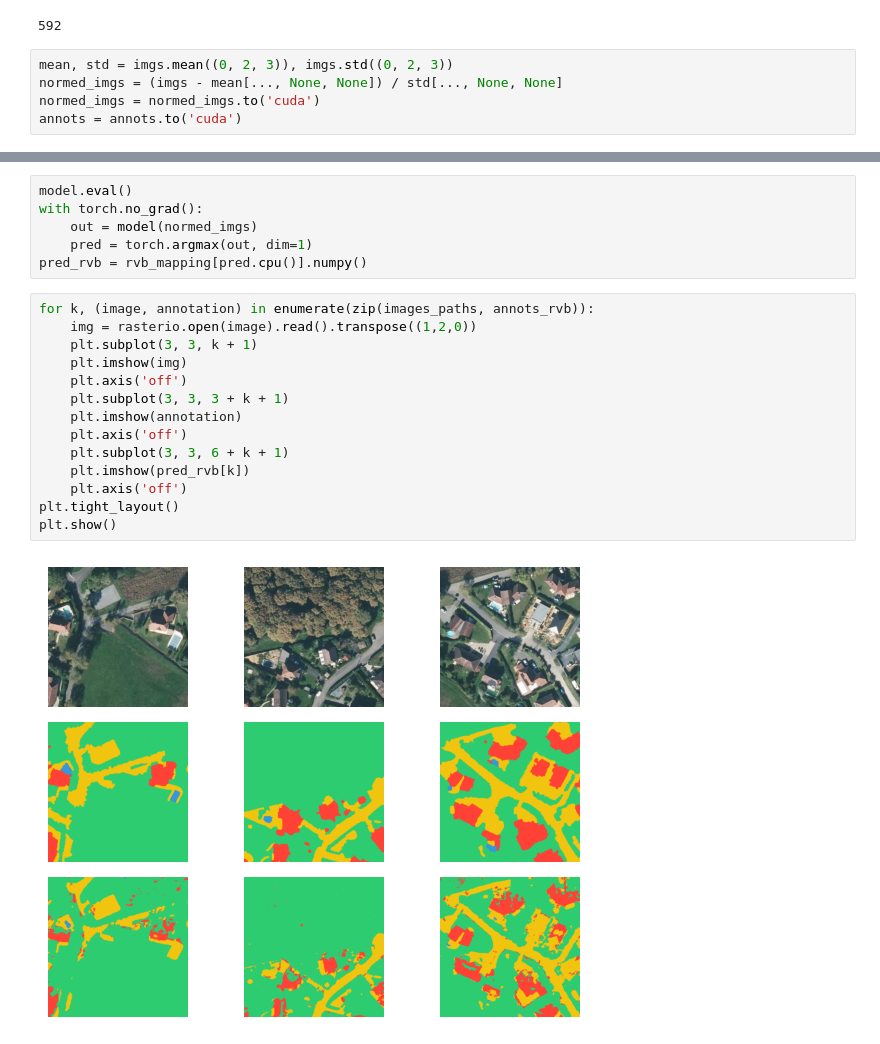
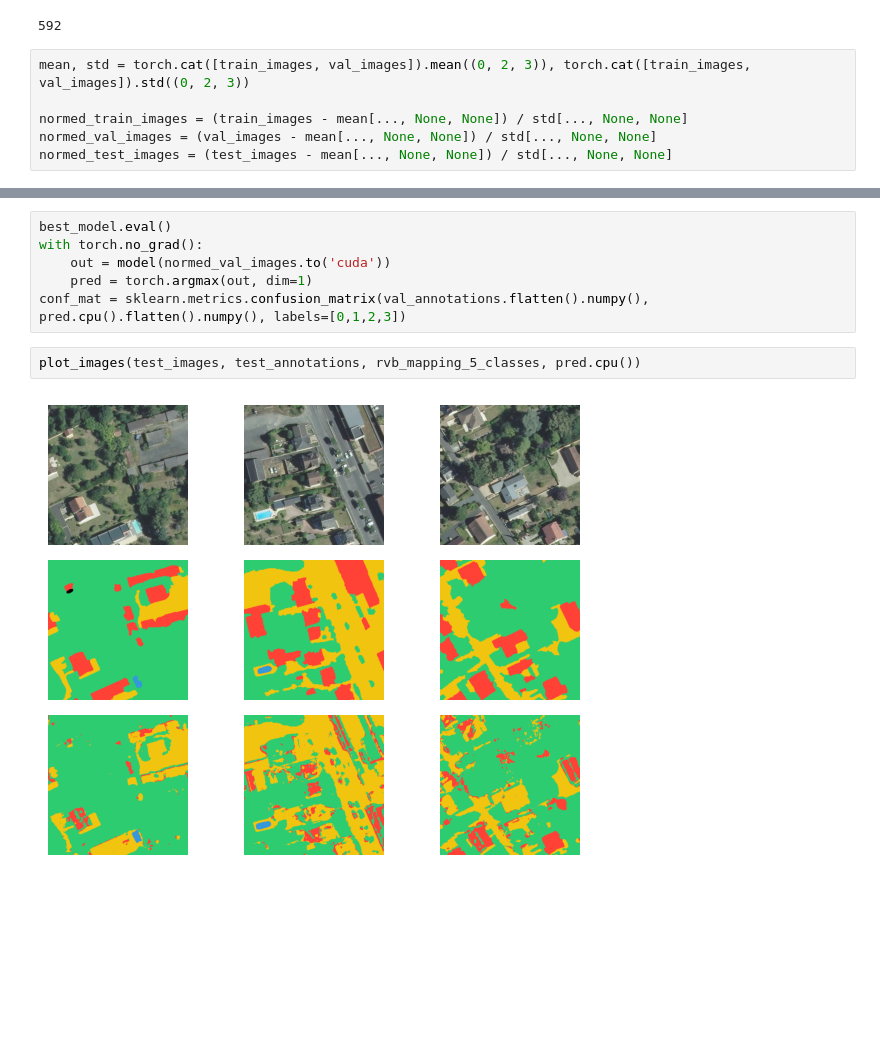
Before and after one commit to ElliotVincent/ocs-ia-tutoriel, a Jupyter notebook: main.ipynb, the cells around one changed output, grey strips where cells are left out. Drawn from its saved outputs; the diff is of its cells as text; blank space fills up the shorter version.

```diff
--- a/main.ipynb
+++ b/main.ipynb
@@ -78,8 +75,9 @@ count_parameters(model) # 3 * 4 * 7 * 7 + 4
 # %% [output]
 592
 # %%
-mean, std = imgs.mean((0, 2, 3)), imgs.std((0, 2, 3))
-normed_imgs = (imgs - mean[..., None, None]) / std[..., None, None]
-normed_imgs = normed_imgs.to('cuda')
-annots = annots.to('cuda')
+mean, std = torch.cat([train_images, val_images]).mean((0, 2, 3)), torch.cat([train_images, val_images]).std((0, 2, 3))
+
+normed_train_images = (train_images - mean[..., None, None]) / std[..., None, None]
+normed_val_images = (val_images - mean[..., None, None]) / std[..., None, None]
+normed_test_images = (test_images - mean[..., None, None]) / std[..., None, None]
 # %%
@@ -108,22 +131,10 @@ plt.show()
 # %%
-model.eval()
+best_model.eval()
 with torch.no_grad():
-    out = model(normed_imgs)
+    out = model(normed_val_images.to('cuda'))
     pred = torch.argmax(out, dim=1)
-pred_rvb = rvb_mapping[pred.cpu()].numpy()
+conf_mat = sklearn.metrics.confusion_matrix(val_annotations.flatten().numpy(), pred.cpu().flatten().numpy(), labels=[0,1,2,3])
 # %%
-for k, (image, annotation) in enumerate(zip(images_paths, annots_rvb)):
-    img = rasterio.open(image).read().transpose((1,2,0))
-    plt.subplot(3, 3, k + 1)
-    plt.imshow(img)
-    plt.axis('off')
-    plt.subplot(3, 3, 3 + k + 1)
-    plt.imshow(annotation)
-    plt.axis('off')
-    plt.subplot(3, 3, 6 + k + 1)
-    plt.imshow(pred_rvb[k])
-    plt.axis('off')
-plt.tight_layout()
-plt.show()
+plot_images(test_images, test_annotations, rvb_mapping_5_classes, pred.cpu())
 # %% [output]
-[figure, old version]
+[figure, new version]
```
Also changed, not shown: parts of 6 cells of this notebook.
